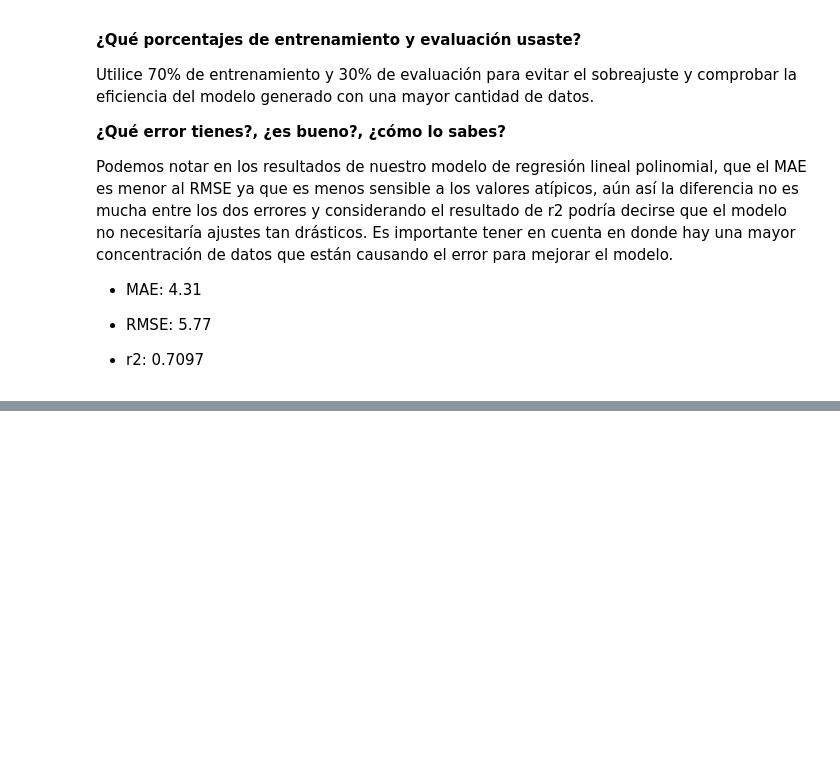
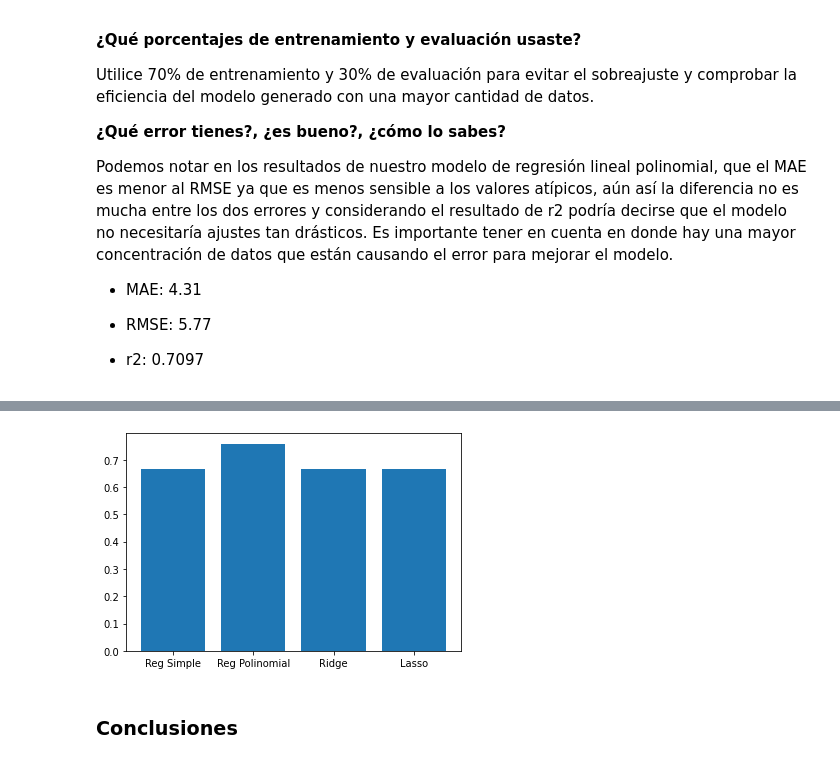
Before and after one commit to PosgradoMNA/actividades-de-aprendizaje-A01794299, a Jupyter notebook: Actividad_semanal_7_Regresiones_y_K_means.ipynb, the cells around one changed output, grey strips where cells are left out. Saved outputs shown, nothing was run; the diff lists cells and outputs as text; code cells hidden in the pictures; blank space fills up the shorter version.

```diff
--- a/Actividad_semanal_7_Regresiones_y_K_means.ipynb
+++ b/Actividad_semanal_7_Regresiones_y_K_means.ipynb
@@ -603,0 +822,14 @@ Podemos notar en los resultados de nuestro modelo de regresión lineal polinomia
+# %%
+#r2 grafica
+namesr2=list()
+namesr2.append('Reg Simple')
+namesr2.append('Reg Polinomial')
+namesr2.append('Ridge')
+namesr2.append('Lasso')
+
+plt.bar(namesr2, r2_reg_list)
+plt.show()
+# %% [output]
+[figure, added]
+# %% [markdown]
+### Conclusiones
```
Also changed, not shown: parts of 27 cells of this notebook.
